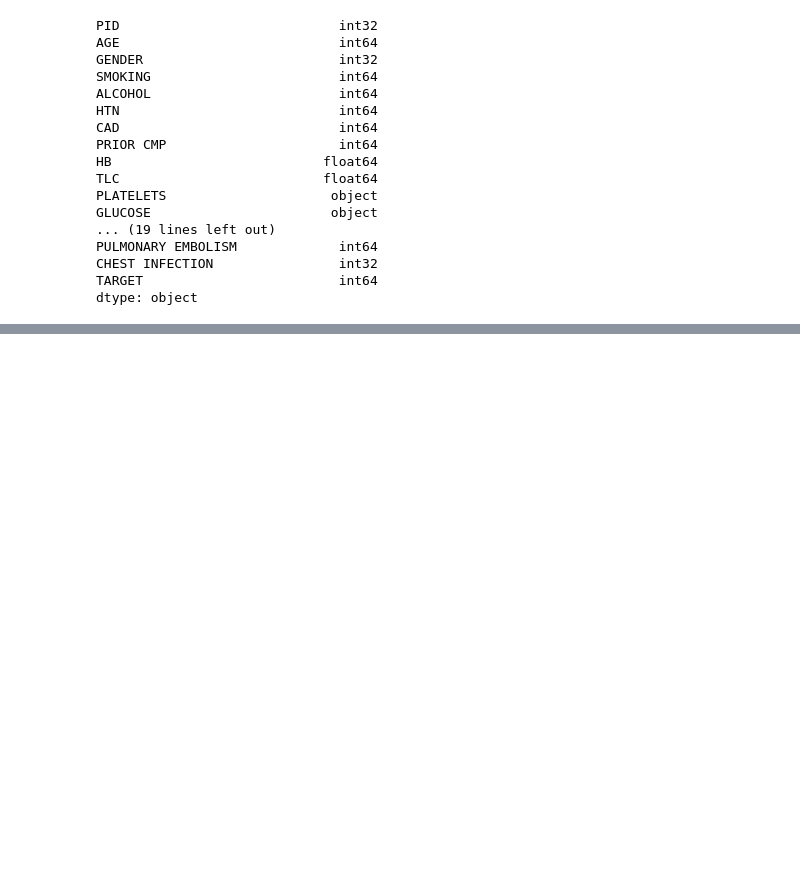
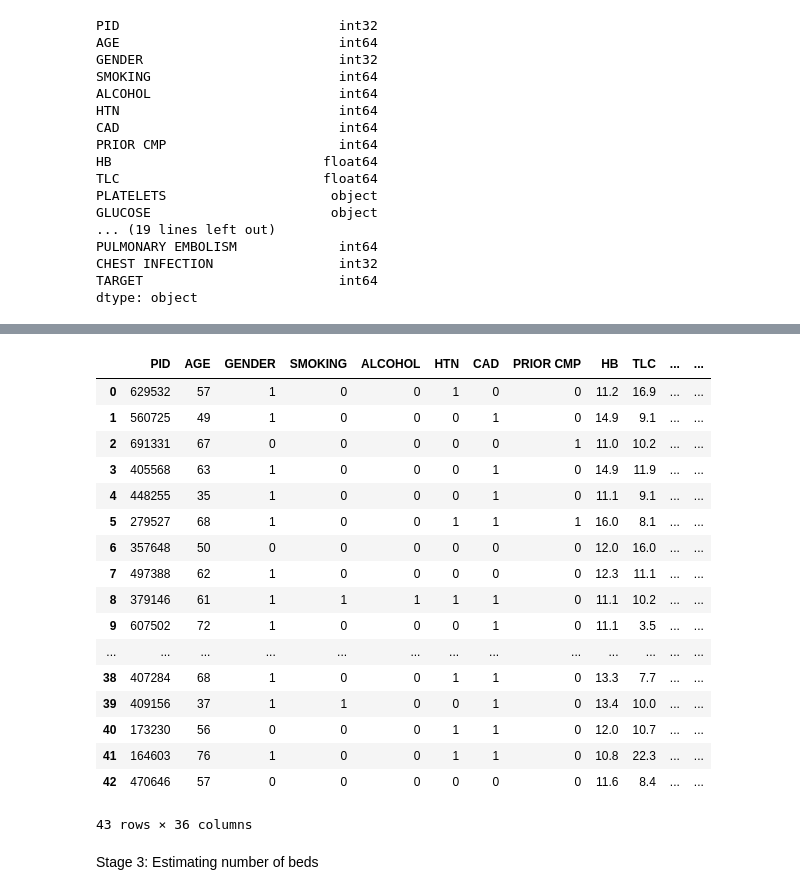
Before and after one commit to SubhavBatra/Sarvogya, a Jupyter notebook: main_purjaysin.ipynb, the cells around one changed output, grey strips where cells are left out. Drawn from its saved outputs; the diff is of its cells as text; code cells hidden in the pictures; blank space fills up the shorter version.

```diff
--- a/main_purjaysin.ipynb
+++ b/main_purjaysin.ipynb
@@ -214,0 +258,6 @@ KeyboardInterrupt:
+# %%
+PID = df_test['PID']
+PID = PID.to_numpy()
+
+#append PID to df_admitted
+df_admitted['PID'] = PID
@@ -214,0 +284,32 @@ KeyboardInterrupt:
+# %%
+#merge df_test and df_admitted
+df_test = pd.merge(df_test, df_admitted, on='PID', how='right')
+# %%
+df_test['Length of Stay'] = df_test['LOS']
+# %%
+df_test.drop(['LOS'], axis=1, inplace=True)
+# %%
+#urgency score * 100
+df_test['Urgency Score'] = df_test['Urgency Score'] * 100
+df_test
+# %% [output]
+|  | PID | AGE | GENDER | SMOKING | ALCOHOL | HTN | CAD | PRIOR CMP | HB | TLC | ... | ... |
+| 0 | 629532 | 57 | 1 | 0 | 0 | 1 | 0 | 0 | 11.2 | 16.9 | ... | ... |
+| 1 | 560725 | 49 | 1 | 0 | 0 | 0 | 1 | 0 | 14.9 | 9.1 | ... | ... |
+| 2 | 691331 | 67 | 0 | 0 | 0 | 0 | 0 | 1 | 11.0 | 10.2 | ... | ... |
+| 3 | 405568 | 63 | 1 | 0 | 0 | 0 | 1 | 0 | 14.9 | 11.9 | ... | ... |
+| 4 | 448255 | 35 | 1 | 0 | 0 | 0 | 1 | 0 | 11.1 | 9.1 | ... | ... |
+| 5 | 279527 | 68 | 1 | 0 | 0 | 1 | 1 | 1 | 16.0 | 8.1 | ... | ... |
+| 6 | 357648 | 50 | 0 | 0 | 0 | 0 | 0 | 0 | 12.0 | 16.0 | ... | ... |
+| 7 | 497388 | 62 | 1 | 0 | 0 | 0 | 0 | 0 | 12.3 | 11.1 | ... | ... |
+| 8 | 379146 | 61 | 1 | 1 | 1 | 1 | 1 | 0 | 11.1 | 10.2 | ... | ... |
+| 9 | 607502 | 72 | 1 | 0 | 0 | 0 | 1 | 0 | 11.1 | 3.5 | ... | ... |
+| ... | ... | ... | ... | ... | ... | ... | ... | ... | ... | ... | ... | ... |
+| 38 | 407284 | 68 | 1 | 0 | 0 | 1 | 1 | 0 | 13.3 | 7.7 | ... | ... |
+| 39 | 409156 | 37 | 1 | 1 | 0 | 0 | 1 | 0 | 13.4 | 10.0 | ... | ... |
+| 40 | 173230 | 56 | 0 | 0 | 0 | 1 | 1 | 0 | 12.0 | 10.7 | ... | ... |
+| 41 | 164603 | 76 | 1 | 0 | 0 | 1 | 1 | 0 | 10.8 | 22.3 | ... | ... |
+| 42 | 470646 | 57 | 0 | 0 | 0 | 0 | 0 | 0 | 11.6 | 8.4 | ... | ... |
+43 rows × 36 columns
+# %% [markdown]
+Stage 3: Estimating number of beds
```
Also changed, not shown: parts of 15 cells of this notebook, 2 other files.
